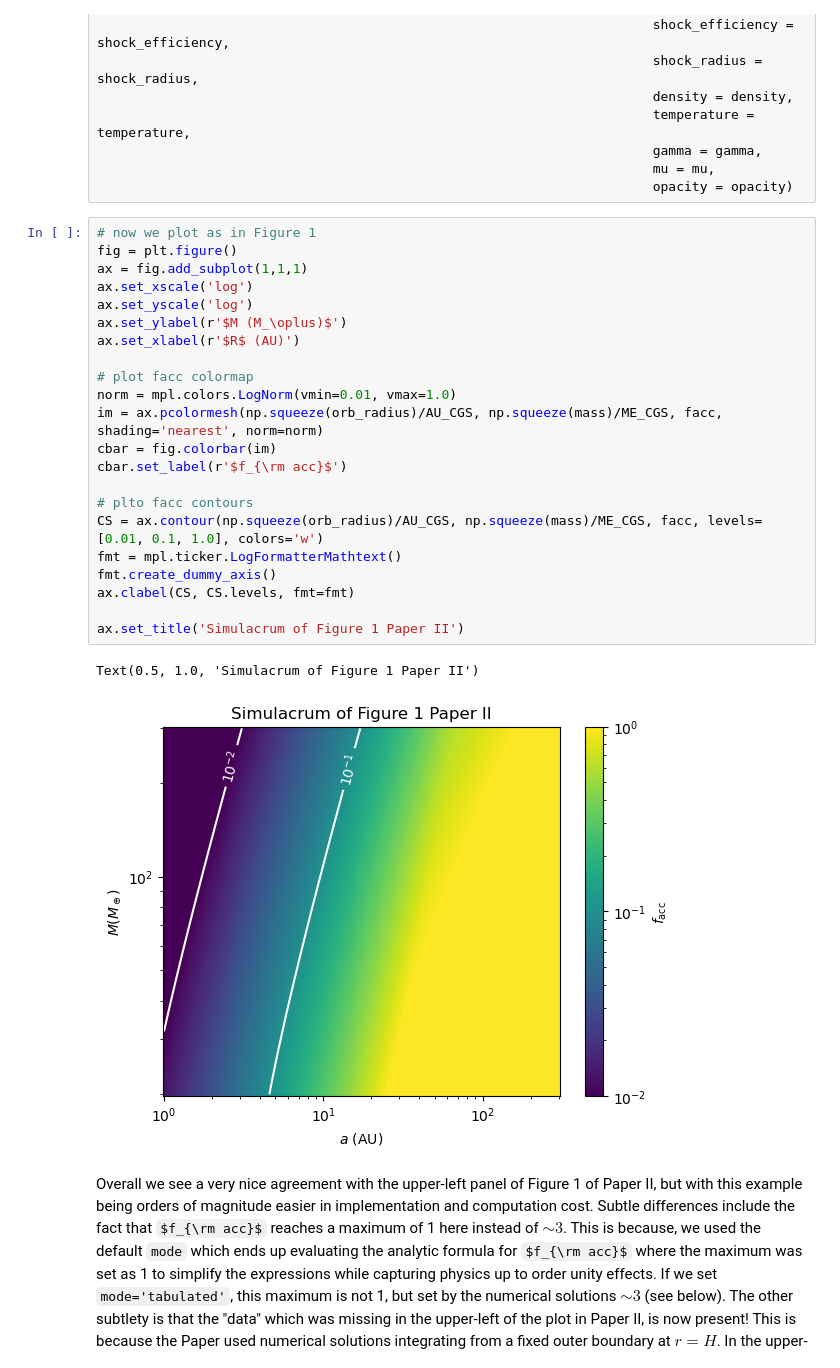
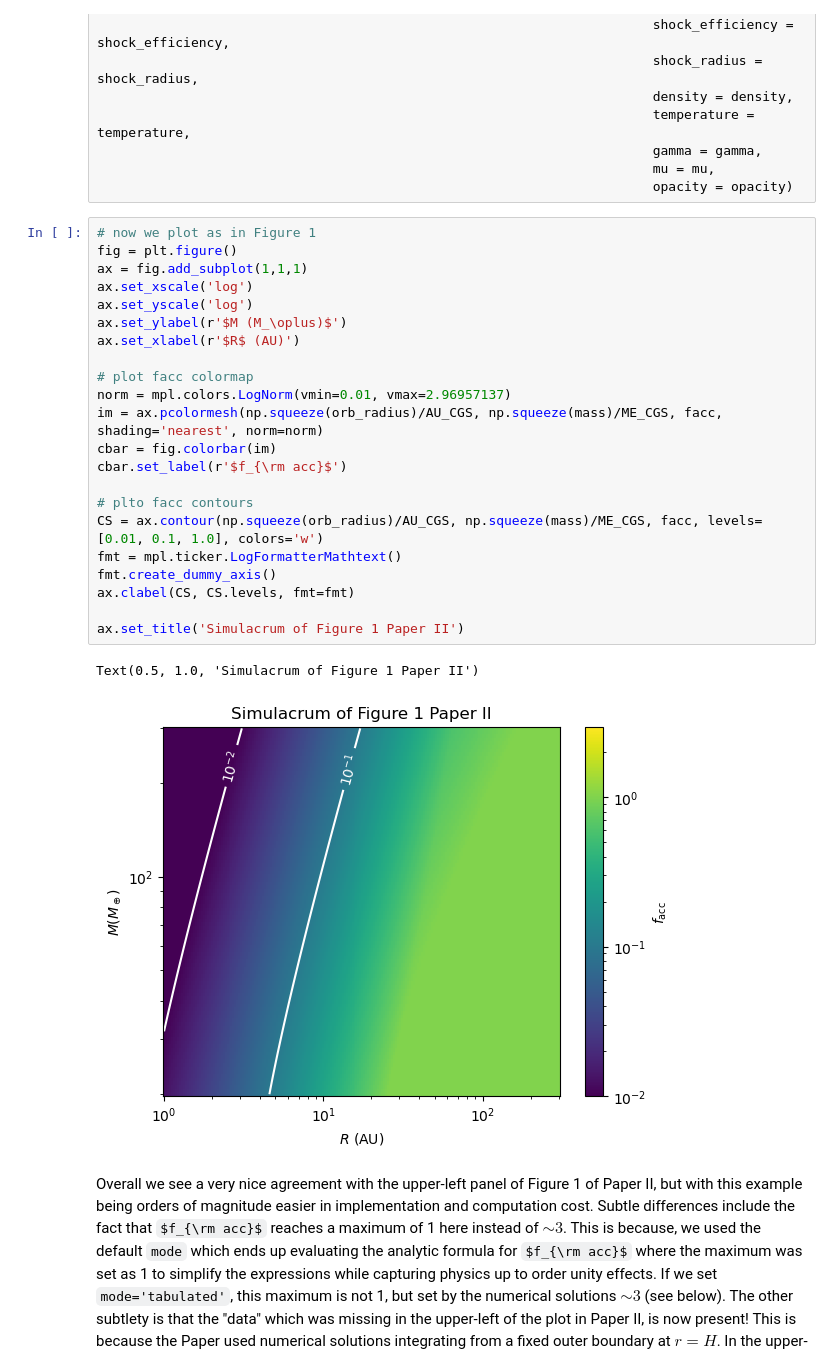
Before and after one commit to apbailey/radiative-bondi-products, a Jupyter notebook: examples.ipynb, the cells around one changed output. Saved outputs shown, nothing was run; the diff lists cells and outputs as text; some formulas as TeX source.

Commit message:
change vmax=1->2.96957137 on some plots

```diff
--- a/examples.ipynb
+++ b/examples.ipynb
@@ -136,28 +136,28 @@ derived_luminosity, facc = bonditools.compute_luminosity_facc_from_cgs(mass = ma
 # %%
 # now we plot as in Figure 1
 fig = plt.figure()
 ax = fig.add_subplot(1,1,1)
 ax.set_xscale('log')
 ax.set_yscale('log')
 ax.set_ylabel(r'$M (M_\oplus)$')
 ax.set_xlabel(r'$R$ (AU)')
 
 # plot facc colormap
-norm = mpl.colors.LogNorm(vmin=0.01, vmax=1.0)
+norm = mpl.colors.LogNorm(vmin=0.01, vmax=2.96957137)
 im = ax.pcolormesh(np.squeeze(orb_radius)/AU_CGS, np.squeeze(mass)/ME_CGS, facc, shading='nearest', norm=norm)
 cbar = fig.colorbar(im)
 cbar.set_label(r'$f_{\rm acc}$')
 
 # plto facc contours
 CS = ax.contour(np.squeeze(orb_radius)/AU_CGS, np.squeeze(mass)/ME_CGS, facc, levels=[0.01, 0.1, 1.0], colors='w')
 fmt = mpl.ticker.LogFormatterMathtext()
 fmt.create_dummy_axis()
 ax.clabel(CS, CS.levels, fmt=fmt)
 
 ax.set_title('Simulacrum of Figure 1 Paper II')
 # %% [output]
 Text(0.5, 1.0, 'Simulacrum of Figure 1 Paper II')
-[figure, old version]
+[figure, new version]
 # %% [markdown]
 Overall we see a very nice agreement with the upper-left panel of Figure 1 of Paper II, but with this example being orders of magnitude easier in implementation and computation cost. Subtle differences include the fact that $f_{\rm acc}$ reaches a maximum of 1 here instead of $\sim 3$. This is because, we used the default `mode` which ends up evaluating the analytic formula for $f_{\rm acc}$ where the maximum was set as 1 to simplify the expressions while capturing physics up to order unity effects. If we set `mode='tabulated'`, this maximum is not 1, but set by the numerical solutions $\sim 3$ (see below). The other subtlety is that the "data" which was missing in the upper-left of the plot in Paper II, is now present! This is because the Paper used numerical solutions integrating from a fixed outer boundary at $r=H$. In the upper-left regions, the Bondi radius effectively becomes larger than this fiducial outer boundary. `bonditools` however, uses the solutions of Paper I where the outer boundary is placed at infinity -- thus this boundary consideration is not present in these estimates of $f_{\rm acc}$ -- though this could very easily be imposed after-the-fact since we can compute both $H$ and $r_B$ for this disk model.
 # %%
```
Also changed, not shown: parts of 1 cell of this notebook.
